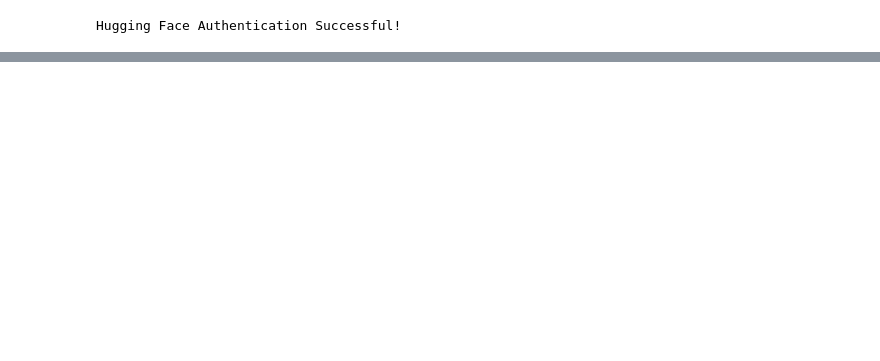
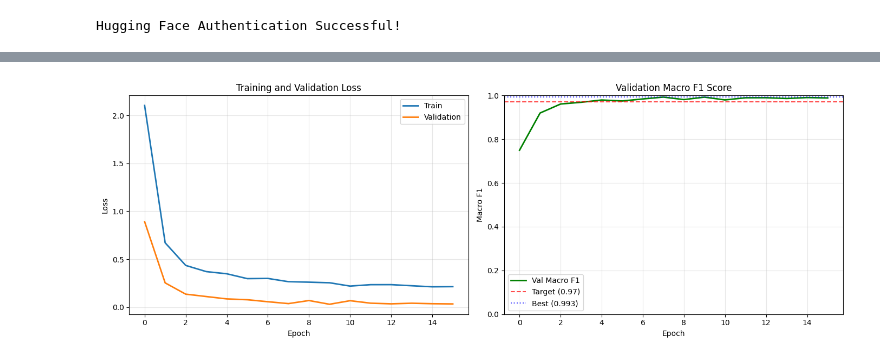
Before and after one commit to 21f3000342/DL-21f3000342-notebook-t12026, a Jupyter notebook: notebooks/main_notebook.ipynb, the cells around one changed output, grey strips where cells are left out. Drawn from its saved outputs; the diff is of its cells as text; code cells hidden in the pictures; blank space fills up the shorter version.

```diff
--- a/notebooks/main_notebook.ipynb
+++ b/notebooks/main_notebook.ipynb
@@ -164,20 +148,21 @@ Multi-GPU: True
 # %%
 # ============================================================================
-# PART 3: AUDIO CACHE
+# PART 3: PRELOAD AUDIO - OPTIMIZED
 # ============================================================================
 
 class AudioCache:
-    """Preload all audio into RAM for fast access"""
+    """Optimized audio cache with pre-computed features"""
 
     def __init__(self, stems_dir: Path, esc50_dir: Path, sample_rate: int = 16000):
         self.sr = sample_rate
         self.stems_cache = {}
         self.noise_cache = []
 
-        print("\nLoading audio files into RAM...")
+        print("Loading audio files into RAM...")
         self._load_stems(stems_dir)
         self._load_noise(esc50_dir)
 
+        # Print statistics
         total_stems = self._count_stems()
         print(f"✓ Loaded {total_stems} stems and {len(self.noise_cache)} noise clips")
 
@@ -187,6 +172,7 @@ class AudioCache:
             y, _ = librosa.load(path, sr=self.sr, duration=duration, mono=True)
             return y.astype(np.float32)
         except Exception as e:
+            print(f"Error loading {path}: {e}")
             return np.zeros(self.sr * 5, dtype=np.float32)
 
     def _load_stems(self, stems_dir: Path):
@@ -233,7 +219,7 @@ class AudioCache:
         return count
 
     def get_random_stems_for_genre(self, genre: str) -> Dict[str, np.ndarray]:
-        """Get random stems from different songs of same genre"""
+        """Get random stems (one of each type from different songs)"""
         if genre not in self.stems_cache:
             return {}
 
@@ -241,6 +227,7 @@ class AudioCache:
         if len(song_ids) < 4:
             return {}
 
+        # Select 4 different songs
         selected_songs = random.sample(song_ids, min(4, len(song_ids)))
         stem_types = ['bass.wav', 'drums.wav', 'other.wav', 'vocals.wav']
 
@@ -1382,0 +1315,69 @@ Good luck! 🎵
+# %%
+# ============================================================================
+# PART 11: ANALYSIS
+# ============================================================================
+
+def plot_training_history(trainer):
+    """Plot training curves"""
+    fig, axes = plt.subplots(1, 2, figsize=(14, 5))
+
+    # Loss
+    axes[0].plot(trainer.train_losses, label='Train', linewidth=2)
+    axes[0].plot(trainer.val_losses, label='Validation', linewidth=2)
+    axes[0].set_xlabel('Epoch')
+    axes[0].set_ylabel('Loss')
+    axes[0].set_title('Training and Validation Loss')
+    axes[0].legend()
+    axes[0].grid(True, alpha=0.3)
+
+    # F1
+    axes[1].plot(trainer.val_f1_scores, label='Val Macro F1', color='green', linewidth=2)
+    axes[1].axhline(y=0.97, color='r', linestyle='--', label='Target (0.97)', alpha=0.7)
+    axes[1].axhline(y=trainer.best_f1, color='blue', linestyle=':', label=f'Best ({trainer.best_f1:.3f})', alpha=0.7)
+    axes[1].set_xlabel('Epoch')
+    axes[1].set_ylabel('Macro F1')
+    axes[1].set_title('Validation Macro F1 Score')
+    axes[1].legend()
+    axes[1].grid(True, alpha=0.3)
+    axes[1].set_ylim([0, 1])
+
+    plt.tight_layout()
+    plt.savefig(config.OUTPUT_DIR / 'training_history.png', dpi=150)
+    plt.show()
+
+
+def analyze_results(trainer):
+    """Analyze training results"""
+    print("\n" + "="*60)
+    print("TRAINING ANALYSIS")
+    print("="*60)
+
+    # Plot history
+    plot_training_history(trainer)
+
+    # Get validation results
+    _, _, per_class_f1 = trainer.validate()
+
+    print("\nPer-Genre F1 Scores:")
+    print("-" * 40)
+    for i, genre in enumerate(config.GENRES):
+        bar = "█" * int(per_class_f1[i] * 30)
+        print(f"{genre:12s}: {per_class_f1[i]:.4f} {bar}")
+
+    # Weak genres
+    sorted_idx = np.argsort(per_class_f1)
+    print("\nGenres needing improvement:")
+    for idx in sorted_idx[:3]:
+        print(f"  {config.GENRES[idx]}: {per_class_f1[idx]:.4f}")
+
+
+# Run analysis
+if 'trainer' in globals():
+    analyze_results(trainer)
+
+print("\n" + "="*60)
+print("SUBMISSION READY!")
+print(f"{'='*60}")
+print(f"Validation F1: {trainer.best_f1:.4f}")
+print(f"Submission: {submission_path}")
+# %% [output]
@@ -1382,0 +1387 @@ Good luck! 🎵
+[figure, added]
```
Also changed, not shown: parts of 13 cells of this notebook.
